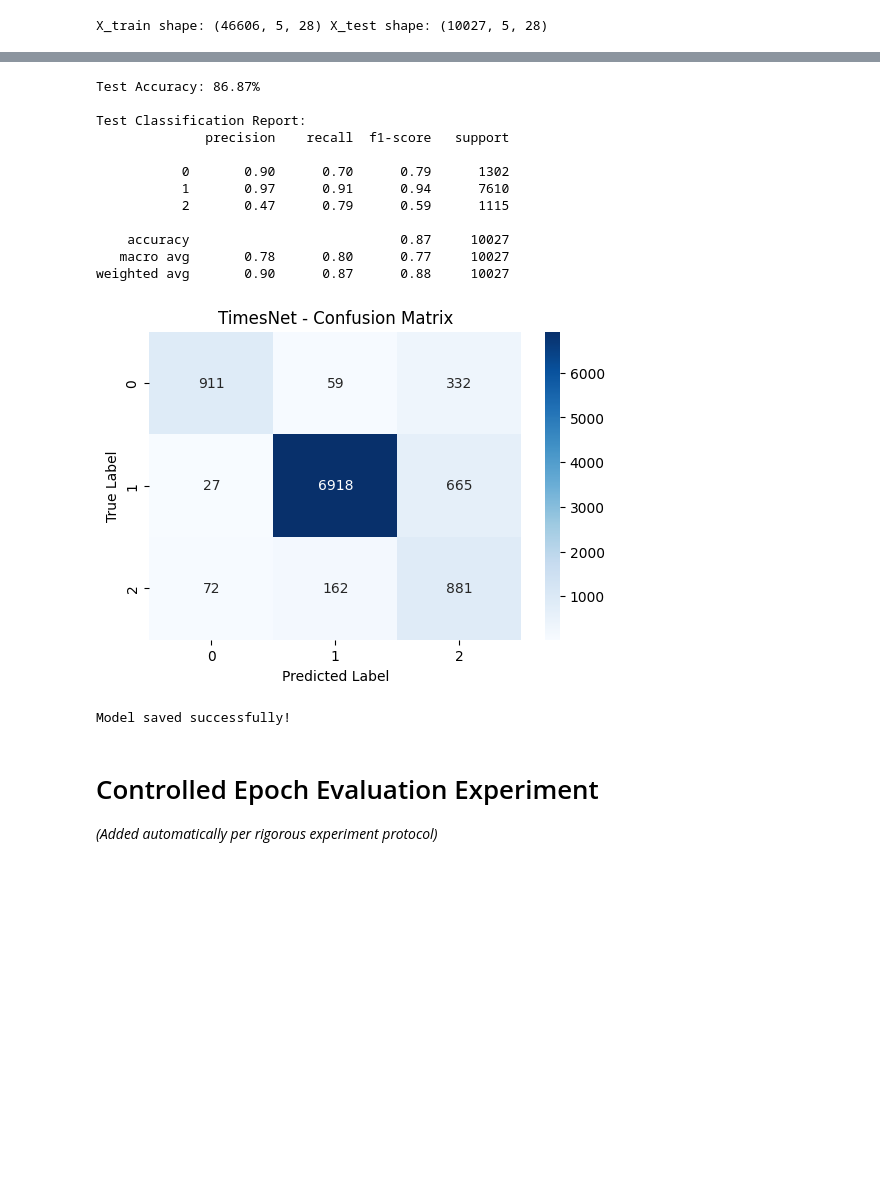
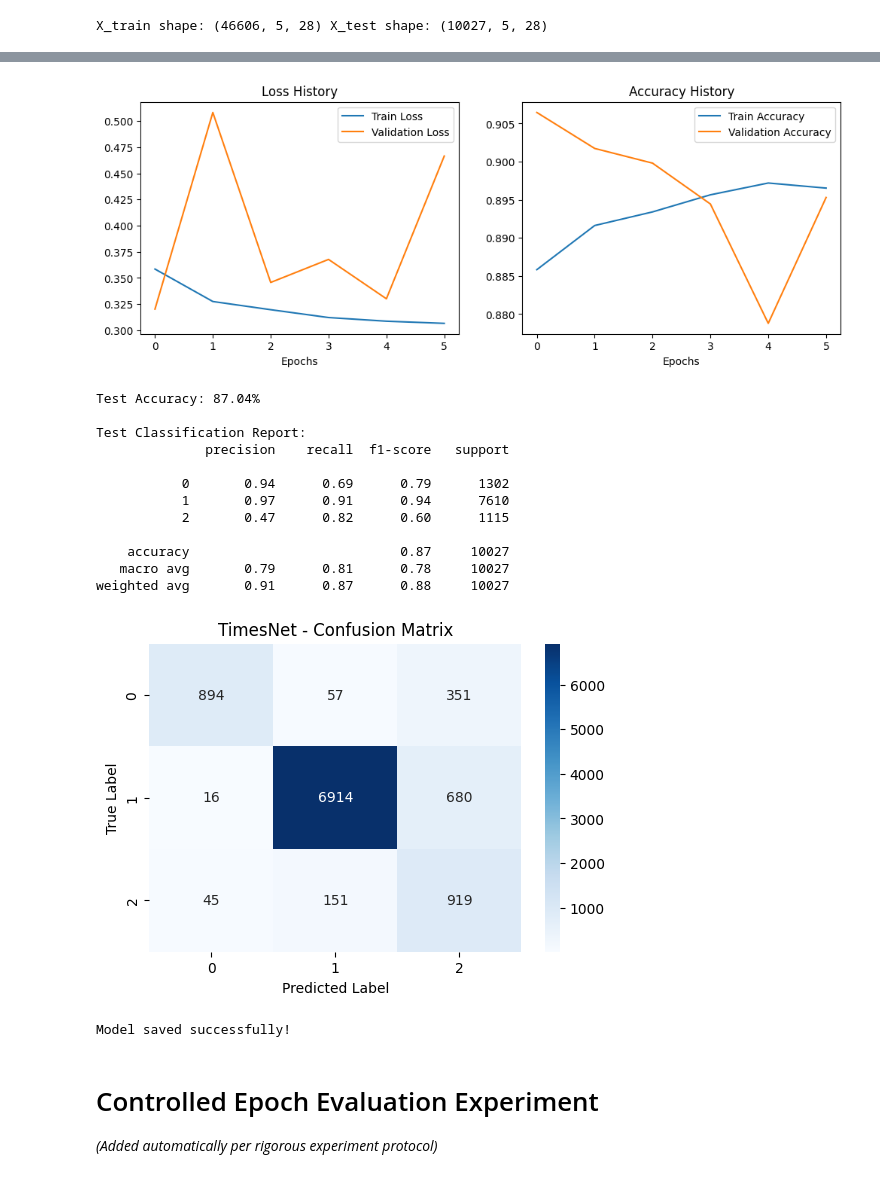
Before and after one commit to IstiakAdil14/smartgrid-sentinel, a Jupyter notebook: notebooks/04_train_TimesNet.ipynb, the cells around one changed output, grey strips where cells are left out. Saved outputs shown, nothing was run; the diff lists cells and outputs as text; code cells hidden in the pictures; blank space fills up the shorter version.

```diff
--- a/notebooks/04_train_TimesNet.ipynb
+++ b/notebooks/04_train_TimesNet.ipynb
@@ -74,6 +74,10 @@ criterion = nn.CrossEntropyLoss(weight=class_weights_tensor)
 optimizer = optim.Adam(model.parameters(), lr=0.001)
 
 # Early stopping variables
+train_losses_hist = []
+val_losses_hist = []
+train_acc_hist = []
+val_acc_hist = []
 best_val_loss = float('inf')
 patience = 5
 epochs_no_improve = 0
@@ -118,6 +122,10 @@ for epoch in range(epochs):
     t_acc = train_correct / train_total
     v_loss = val_loss / len(val_loader)
     v_acc = val_correct / val_total
+    train_losses_hist.append(t_loss)
+    val_losses_hist.append(v_loss)
+    train_acc_hist.append(t_acc)
+    val_acc_hist.append(v_acc)
     print(f"Epoch {epoch+1}/{epochs}")
     print(f"\033[1m{len(train_loader)}/{len(train_loader)}\033[0m \033[32m━━━━━━━━━━━━━━━━━━━━\033[0m\033[37m\033[0m \033[1m{int(epoch_time)}s\033[0m {int(ms_per_step)}ms/step - accuracy: {t_acc:.4f} - loss: {t_loss:.4f} - val_accuracy: {v_acc:.4f} - val_loss: {v_loss:.4f}")
 
@@ -157,3 +163,19 @@ Total Training Time: 65.51 seconds
+# %%
+import matplotlib.pyplot as plt
+fig, (ax1, ax2) = plt.subplots(1, 2, figsize=(12, 4))
+ax1.plot(train_losses_hist, label='Train Loss')
+ax1.plot(val_losses_hist, label='Validation Loss')
+ax1.set_title('Loss History')
+ax1.legend()
+ax1.set_xlabel('Epochs')
+ax2.plot(train_acc_hist, label='Train Accuracy')
+ax2.plot(val_acc_hist, label='Validation Accuracy')
+ax2.set_title('Accuracy History')
+ax2.legend()
+ax2.set_xlabel('Epochs')
+plt.show()
+# %% [output]
+[figure, added]
 # %%
 from sklearn.metrics import accuracy_score, classification_report, confusion_matrix
 model.eval()
@@ -184,18 +206,18 @@ plt.show()
 torch.save(model.state_dict(), '../models/timesnet_model.pth')
 print('Model saved successfully!')
 # %% [output]
-Test Accuracy: 86.87%
+Test Accuracy: 87.04%
 
 Test Classification Report:
               precision    recall  f1-score   support
 
-           0       0.90      0.70      0.79      1302
+           0       0.94      0.69      0.79      1302
            1       0.97      0.91      0.94      7610
-           2       0.47      0.79      0.59      1115
+           2       0.47      0.82      0.60      1115
 
     accuracy                           0.87     10027
-   macro avg       0.78      0.80      0.77     10027
-weighted avg       0.90      0.87      0.88     10027
+   macro avg       0.79      0.81      0.78     10027
+weighted avg       0.91      0.87      0.88     10027
 [figure]
 Model saved successfully!
 # %% [markdown]
```
Also changed, not shown: parts of 1 cell of this notebook, 42 other files.
